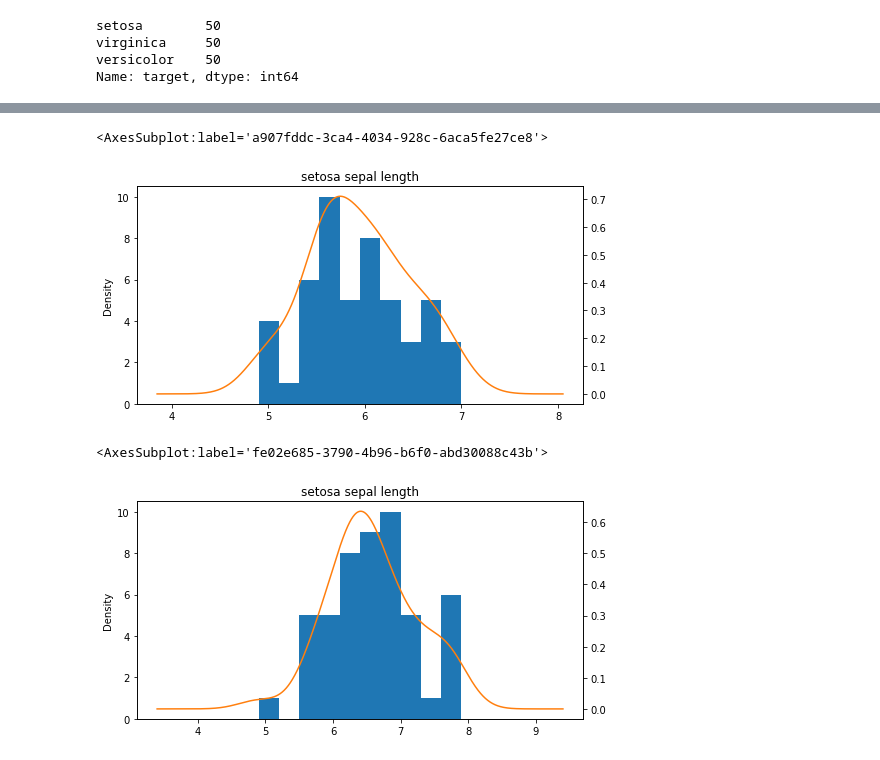
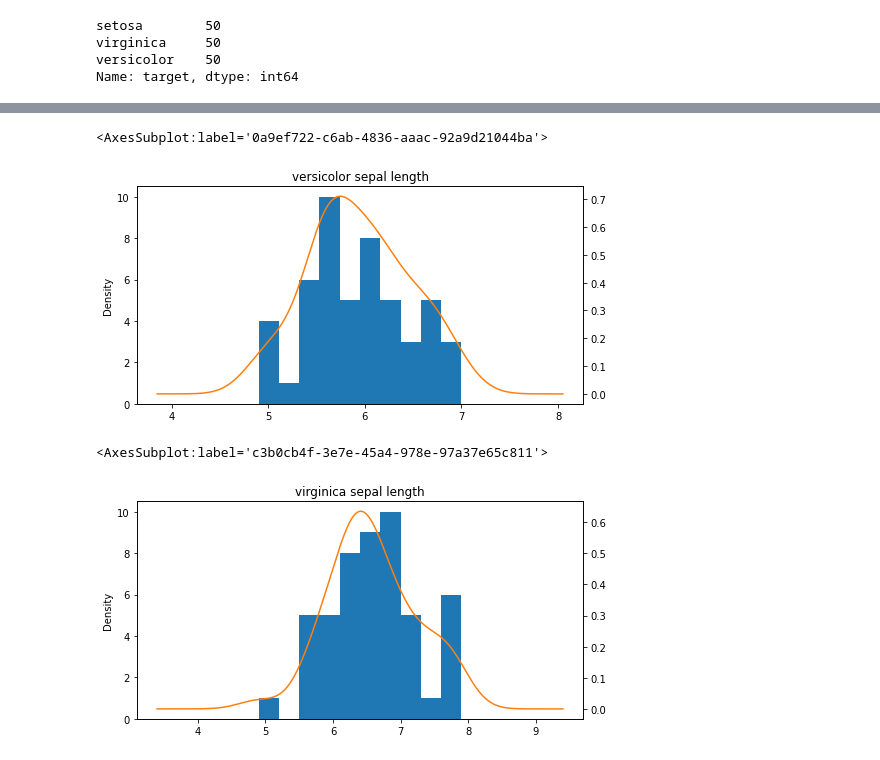
Before and after one commit to H43RO/ML-Algorithm-Practice, a Jupyter notebook: GaussianNaiveBayes.ipynb, the cells around one changed output, grey strips where cells are left out. Drawn from its saved outputs; the diff is of its cells as text; code cells hidden in the pictures.

```diff
--- a/GaussianNaiveBayes.ipynb
+++ b/GaussianNaiveBayes.ipynb
@@ -78,20 +78,20 @@ setosa_df['sepal length (cm)'].plot(kind='kde',
 # %%
 ax = versicolor_df['sepal length (cm)'].plot(kind='hist')
 versicolor_df['sepal length (cm)'].plot(kind='kde',
                                         ax=ax,
                                         secondary_y=True,
-                                        title="setosa sepal length",
+                                        title="versicolor sepal length",
                                         figsize=(8, 4))
 # %% [output]
-<AxesSubplot:label='a907fddc-3ca4-4034-928c-6aca5fe27ce8'>
+<AxesSubplot:label='0a9ef722-c6ab-4836-aaac-92a9d21044ba'>
-[figure, old version]
+[figure, new version]
 # %%
 ax = virginica_df['sepal length (cm)'].plot(kind='hist')
 virginica_df['sepal length (cm)'].plot(kind='kde',
                                         ax=ax,
                                         secondary_y=True,
-                                        title="setosa sepal length",
+                                        title="virginica sepal length",
                                         figsize=(8, 4))
 # %% [output]
-<AxesSubplot:label='fe02e685-3790-4b96-b6f0-abd30088c43b'>
+<AxesSubplot:label='c3b0cb4f-3e7e-45a4-978e-97a37e65c811'>
-[figure, old version]
+[figure, new version]
```
Also changed, not shown: parts of 13 cells of this notebook.
